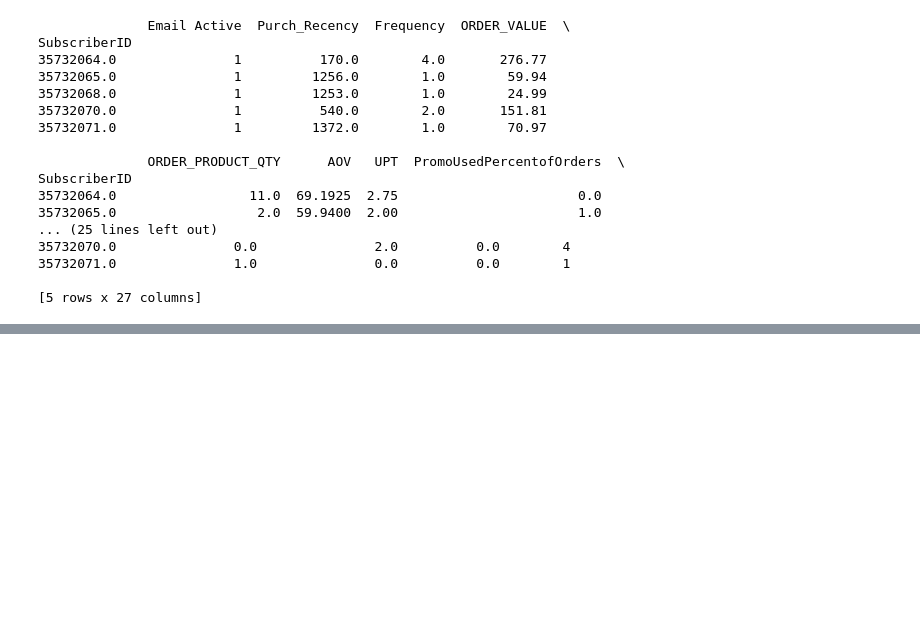
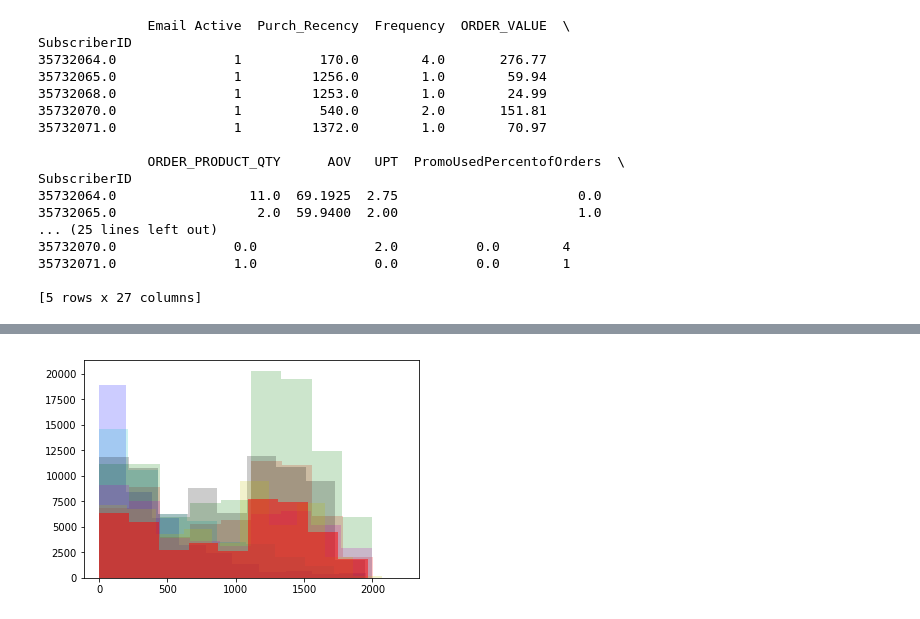
Before and after one commit to juliannarenaud/springboarddatasciencecourse, a Jupyter notebook: Project 2 Milestone Report.ipynb, the cells around one changed output, grey strips where cells are left out. Cells and saved outputs as stored; diff of their text form; code cells hidden in the pictures; blank space fills up the shorter version.

```diff
--- a/Project 2 Milestone Report.ipynb
+++ b/Project 2 Milestone Report.ipynb
@@ -2624,0 +2814,13 @@ df.to_csv(r'C:\Users\jrenaud\Documents\Springboard\Project 2\Data Outputs\\buyer
+# %%
+#Explore Monetary Value differences for each cluster
+_ = plt.hist((cluster0['Purch_Recency']), alpha=0.2, bins=10, color='b')
+_ = plt.hist((cluster1['Purch_Recency']), alpha=0.2, bins=10, color='r')
+_ = plt.hist((cluster2['Purch_Recency']), alpha=0.2, bins=10, color='g')
+_ = plt.hist((cluster3['Purch_Recency']), alpha=0.2, bins=10, color='c')
+_ = plt.hist((cluster4['Purch_Recency']), alpha=0.2, bins=10, color='k')
+_ = plt.hist((cluster5['Purch_Recency']), alpha=0.2, bins=10, color='m')
+_ = plt.hist((cluster6['Purch_Recency']), alpha=0.2, bins=10, color='y')
+_ = plt.hist((cluster7['Purch_Recency']), alpha=0.5, bins=10, color='r')
+plt.show()
+# %% [output]
+[figure, added]
```
Also changed, not shown: parts of 19 cells of this notebook, 1 other file.
